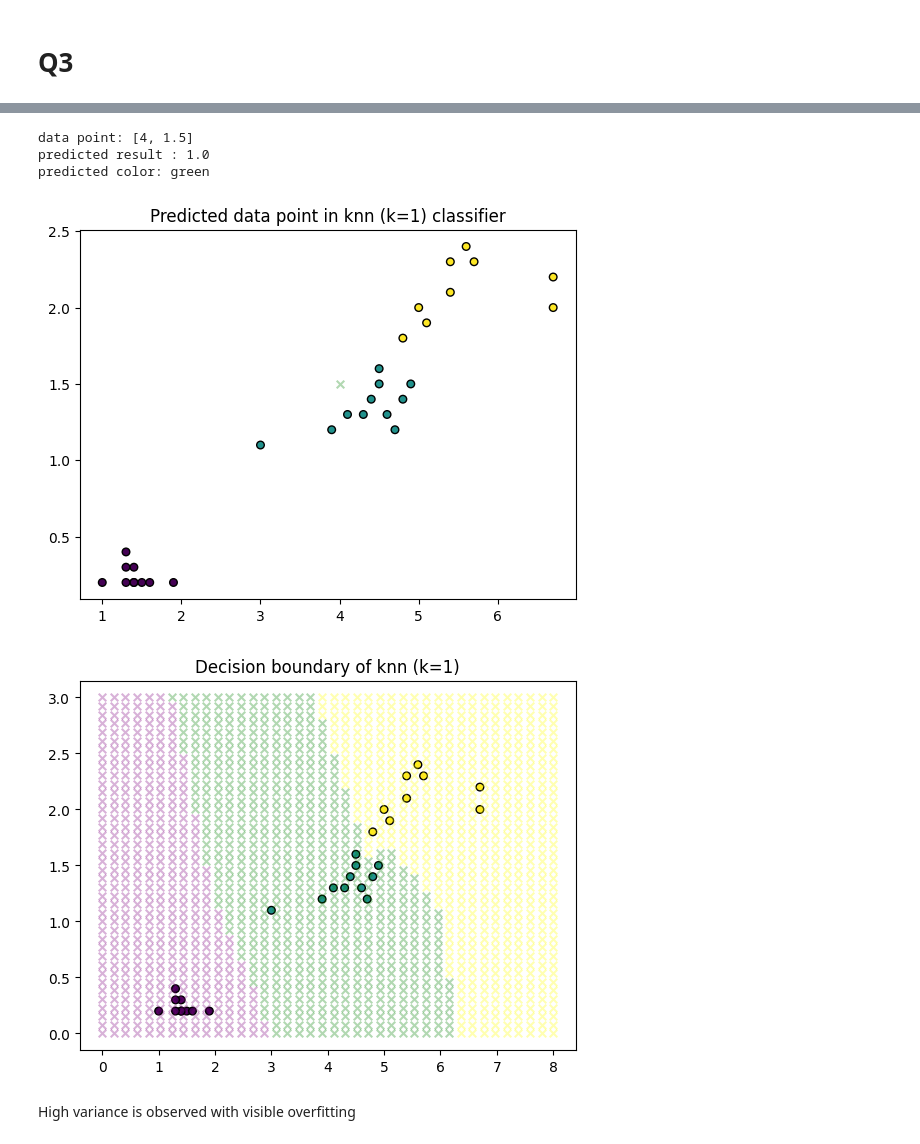
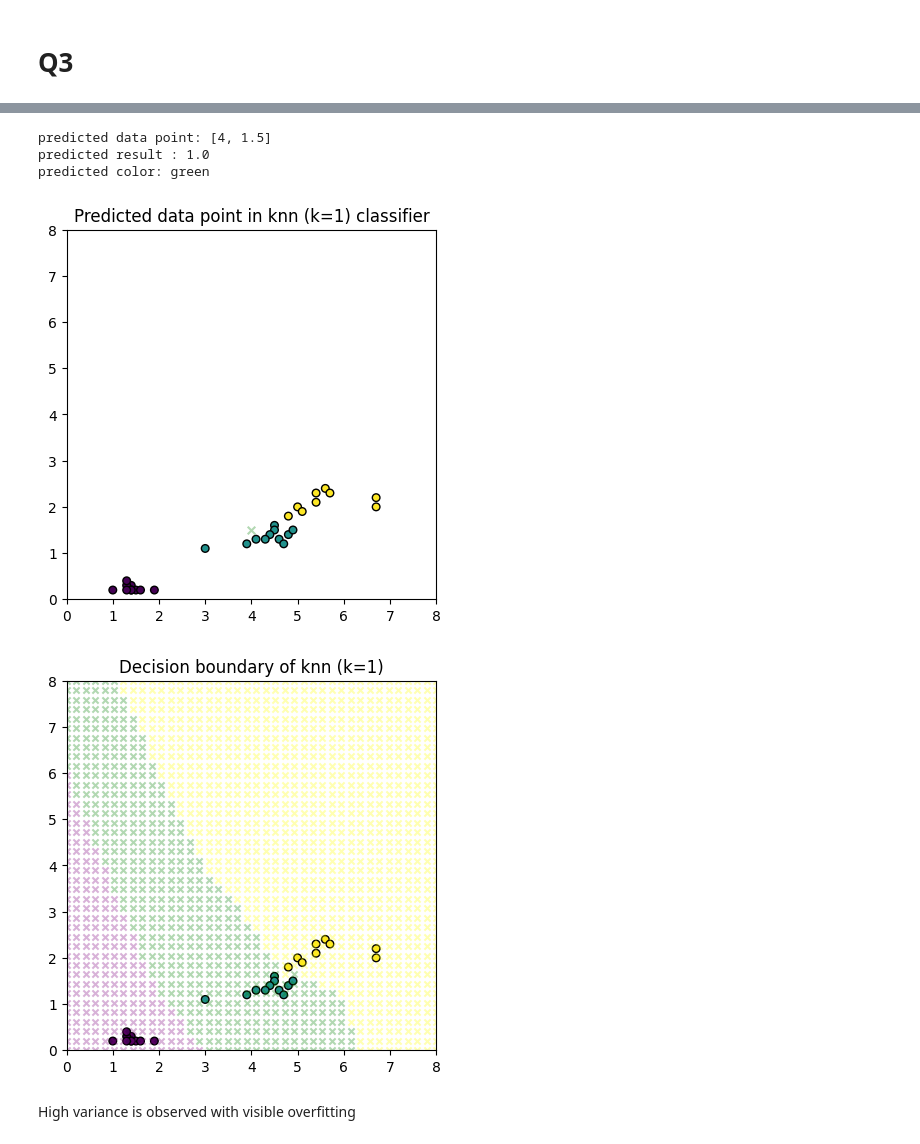
Before and after one commit to csjiet/regression-teaching, a Jupyter notebook: main.ipynb, the cells around one changed output, grey strips where cells are left out. Drawn from its saved outputs; the diff is of its cells as text; code cells hidden in the pictures.

```diff
--- a/main.ipynb
+++ b/main.ipynb
@@ -432,37 +439,42 @@ plt.show()
 # %%
 def euclidean_distance(x_s,y_s):
     # Iterates each element from both arrays, take its difference and power 2 before square root
     return np.sqrt(np.sum((x_s-y_s)**2))
 
 def knn(k, predicted_dp, pool):
     distances = [euclidean_distance(np.array([predicted_dp[0], predicted_dp[1]]),np.array([x, y])) for x, y, class_id in pool]
     vote_pool_indices = np.argsort(distances)[:k]
     vote_pool_classes = [pool[i][2] for i in vote_pool_indices]
     vote_result = Counter(vote_pool_classes).most_common()
 
     return vote_result[0][0]
 
 # Run knn
 predicted_datapoint = [4, 1.5]
-training_pool = np.array([X_train[:,2], X_train[:,3], y_train]).T
 result = knn(1, predicted_datapoint, training_pool)
-print(f'data point: {predicted_datapoint}')
+print(f'predicted data point: {predicted_datapoint}')
 print(f'predicted result : {result}')
 print(f'predicted color: {labels[int(result)]}')
 
 plt.figure()
 plt.title('Predicted data point in knn (k=1) classifier')
 plt.scatter(X_train[:,2], X_train[:,3], c=y_train, edgecolor='k', s=30)
 plt.scatter([predicted_datapoint[0]], [predicted_datapoint[1]], c=labels[int(result)], s=30, alpha=0.3, marker='x')
+
+
+plt.xlim(0, 8)
+plt.ylim(0, 8)
+plt.gca().set_aspect('equal', adjustable= 'box')
+
 plt.show()
 # %% [output]
-data point: [4, 1.5]
+predicted data point: [4, 1.5]
 predicted result : 1.0
 predicted color: green
-[figure, old version]
+[figure, new version]
 # %%
 # Dense 2D grid to show decision boundary
-mesh_X, mesh_Y = np.mgrid[0:8:40j,0:3:40j]
+mesh_X, mesh_Y = np.mgrid[0:8:40j,0:8:40j]
 
 plt.figure()
 plt.title('Decision boundary of knn (k=1)')
@@ -471,11 +483,16 @@ plt.scatter(X_train[:,2], X_train[:,3], c=y_train, edgecolor='k', s=30)
 for c_x, c_y in zip(mesh_X, mesh_Y):
     for x,y in zip(c_x, c_y):
         result = knn(1, [x,y], training_pool)
-        plt.scatter([x], [y], c=labels[int(result)], s=30, alpha=0.3, marker='x')
+        plt.scatter([x], [y], c=labels[int(result)], s=20, alpha=0.3, marker='x')
 
-plt.show()
+
+plt.xlim(0, 8)
+plt.ylim(0, 8)
+plt.gca().set_aspect('equal', adjustable= 'box')
+
+plt.draw()
 # %% [output]
-[figure, old version]
+[figure, new version]
 # %% [markdown]
 High variance is observed with visible overfitting
 # %%
```
Also changed, not shown: parts of 6 cells of this notebook.
